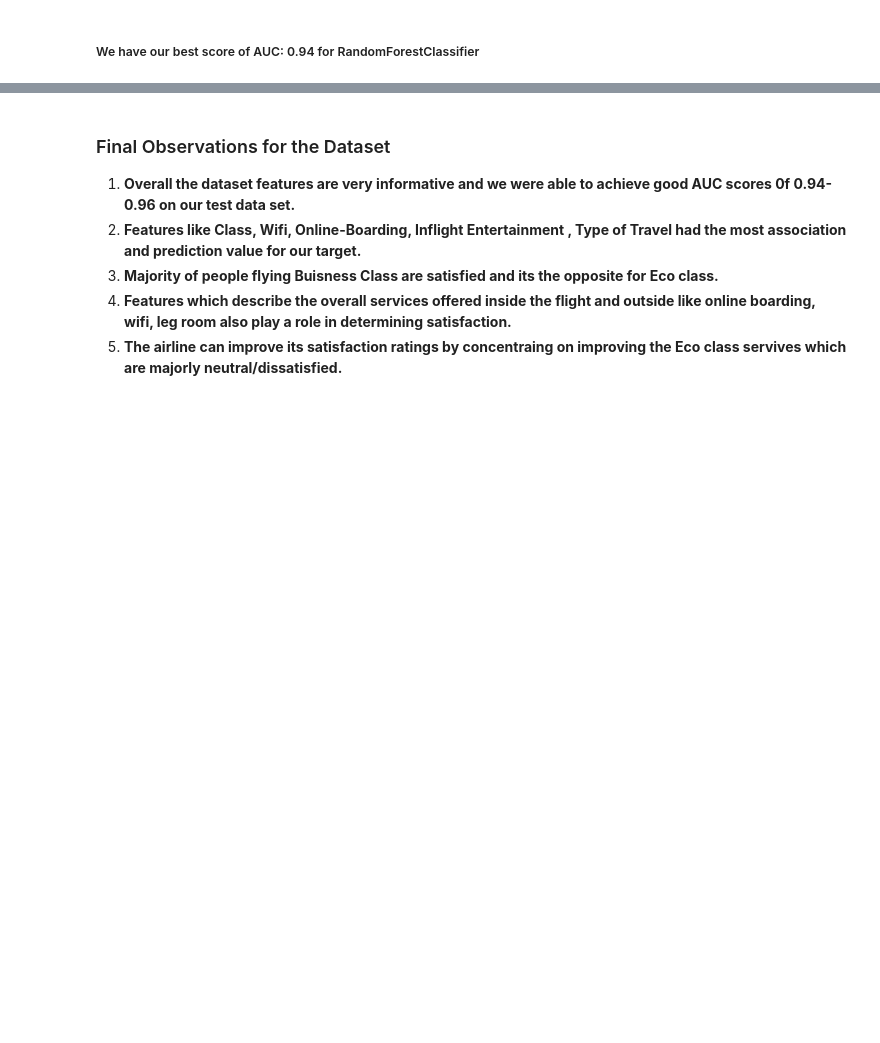
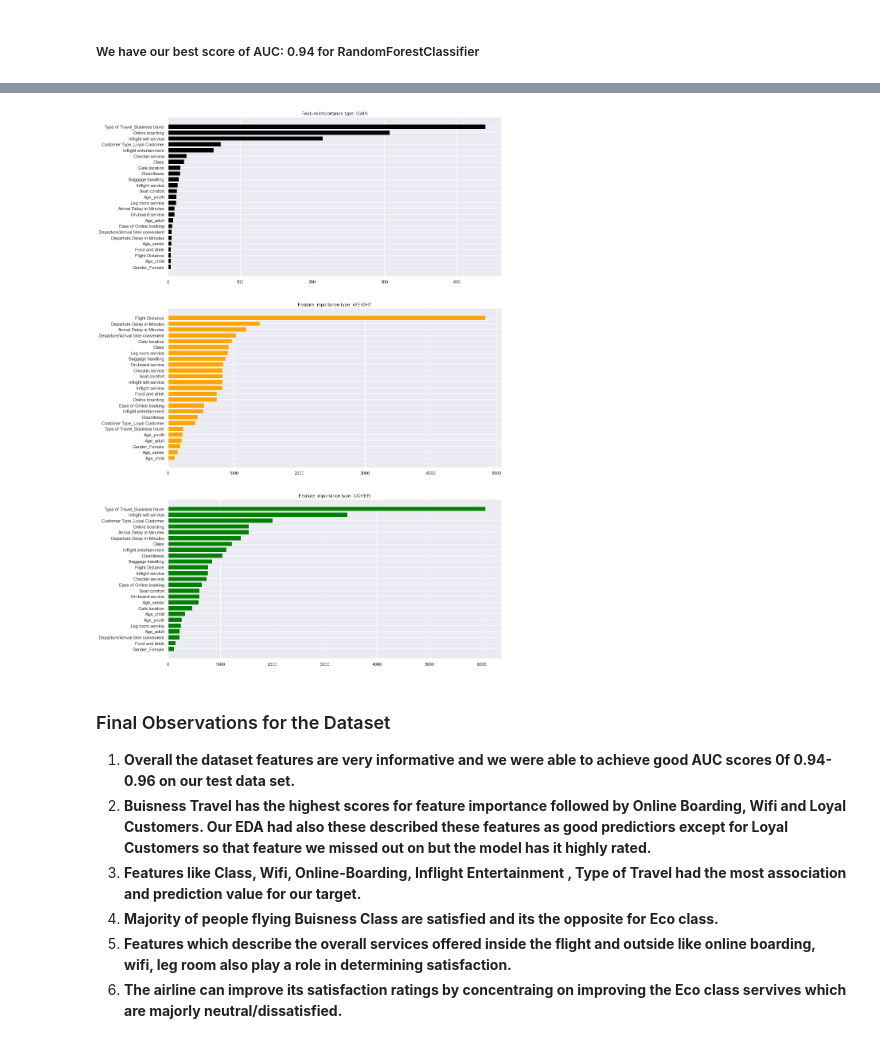
Before and after one commit to aashish-013/Airline_Satisfaction, a Jupyter notebook: Airline_Satisfaction_Classification.ipynb, the cells around one changed output, grey strips where cells are left out. Drawn from its saved outputs; the diff is of its cells as text; code cells hidden in the pictures; blank space fills up the shorter version.

Commit message:
Feature Importance
Added a section for feature importance

```diff
--- a/Airline_Satisfaction_Classification.ipynb
+++ b/Airline_Satisfaction_Classification.ipynb
@@ -812,6 +812,11 @@ We will use One Hot Encoder for this encoding, we could have also used pd.get_du
 OH = OneHotEncoder(handle_unknown='ignore',sparse = False)
 OH_col_train = pd.DataFrame(OH.fit_transform(df_train[nominal]))
 OH_col_test = pd.DataFrame(OH.transform(df_test[nominal]))
+
+#Reassigining feature names
+OH_col_train.columns = OH.get_feature_names_out(input_features= df_train[nominal].columns)
+OH_col_test.columns = OH.get_feature_names_out(input_features= df_test[nominal].columns)
+
 
 #OH transformed columns need to be assigned index
 OH_col_train.index = df_train.index
@@ -927,0 +947,3 @@ Area Under Curve Score on RFR: 0.9479519713081893 for n_estimators:200 and tree_
+# %%
+XGB=XGBClassifier(n_estimators=150,max_depth=10,learning_rate=0.1,n_jobs=4,random_state=0,eval_metric='error',objective='binary:hinge')
+XGB.fit(X,y)
@@ -928,6 +961,29 @@ Area Under Curve Score on RFR: 0.9479519713081893 for n_estimators:200 and tree_
+# %%
+#Importance Matrix
+
+fig,ax = plt.subplots(ncols=3,nrows=1,figsize=(15,25))
+ls1 = ['gain','weight','cover']
+color_ls=['black','orange','green']
+for i,f in enumerate (ls1):
+    plt.subplot(3,1,i+1)
+    #Feature Scores
+    dict1 = XGB.get_booster().get_score(importance_type=f)
+
+    #Converting the dictonary to dataframe and sorting
+    df = pd.DataFrame.from_dict(dict1,orient = 'index',columns=['val_1'] )
+    df = df.sort_values(axis=0,by=['val_1'])
+
+    #Barh Plot
+    plt.barh(list(df.index),df.val_1,color = color_ls[i])
+    plt.title(f"Feature Importance type: {f.upper()}")
+plt.show()
+#Note: we get a dict from get_booster.get_score , transform to a dataframe so the values can be sorted
+# %% [output]
+[figure, added]
 # %% [markdown]
 ### Final Observations for the Dataset
 1. **Overall the dataset features are very informative and we were able to achieve good AUC scores 0f 0.94-0.96 on our test data set.**
+2. **Buisness Travel has the highest scores for feature importance followed by Online Boarding, Wifi and Loyal Customers. Our EDA had also these described these features as good predictiors except for Loyal Customers so that feature we missed out on but the model has it highly rated.**
 2. **Features like Class, Wifi, Online-Boarding, Inflight Entertainment , Type of Travel had the most association and prediction value for our target.**
 3. **Majority of people flying Buisness Class are satisfied and its the opposite for Eco class.**
 4. **Features which describe the overall services offered inside the flight and outside like online boarding, wifi, leg room also play a role in determining satisfaction.**
```
Also changed, not shown: parts of 9 cells of this notebook.
